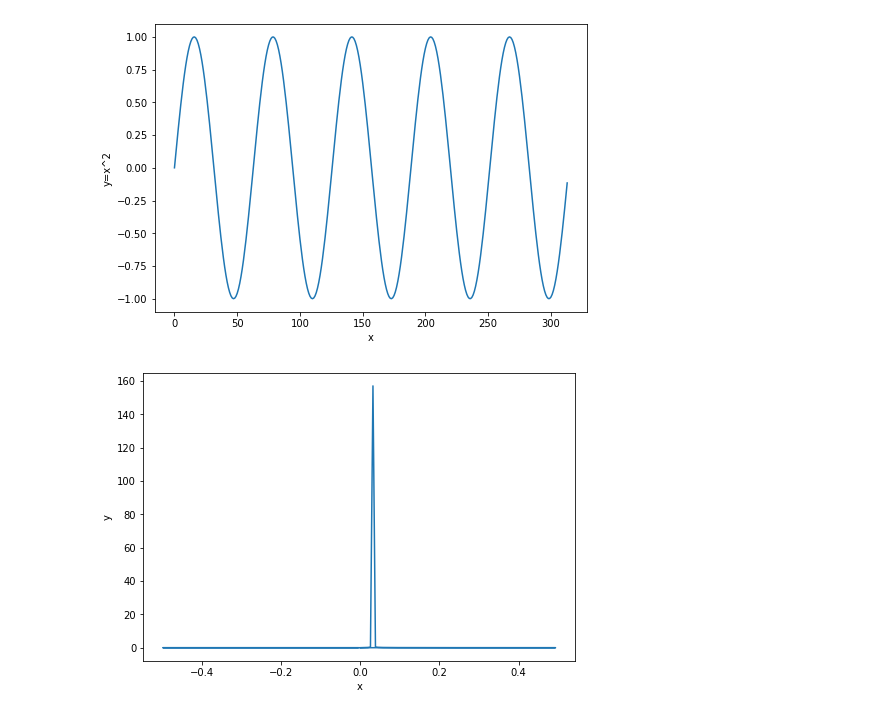
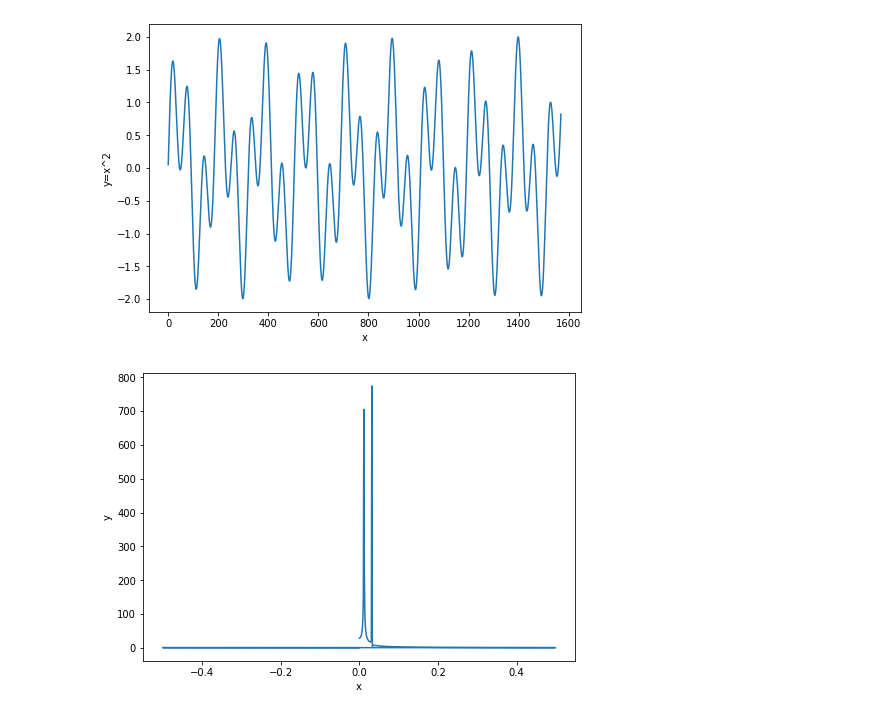
Before and after one commit to same19/LevLabAccelerationAnalysis, a Jupyter notebook: readAccelData/Calculations.ipynb, the cells around one changed output. Drawn from its saved outputs; the diff is of its cells as text; code cells hidden in the pictures.

```diff
--- a/readAccelData/Calculations.ipynb
+++ b/readAccelData/Calculations.ipynb
@@ -2,14 +2,14 @@
 from functionTools import *
 import numpy as np
 # %%
-x = [i for i in range(int(100*np.pi))]
-y = [np.sin(i/10) for i in x]
+x = [i for i in range(int(500*np.pi))]
+y = [np.sin(i/10) + np.sin(i/27 + 0.05) for i in x]
 plot(x,y,"x","y=x^2")
 # %% [output]
-[figure, old version]
+[figure, new version]
 # %%
 f = np.fft.rfft(y)
 freq = np.fft.fftfreq(f.shape[-1])
 plot(freq,np.abs(f))
 # %% [output]
-[figure, old version]
+[figure, new version]
```
Also changed, not shown: 1 other file.
